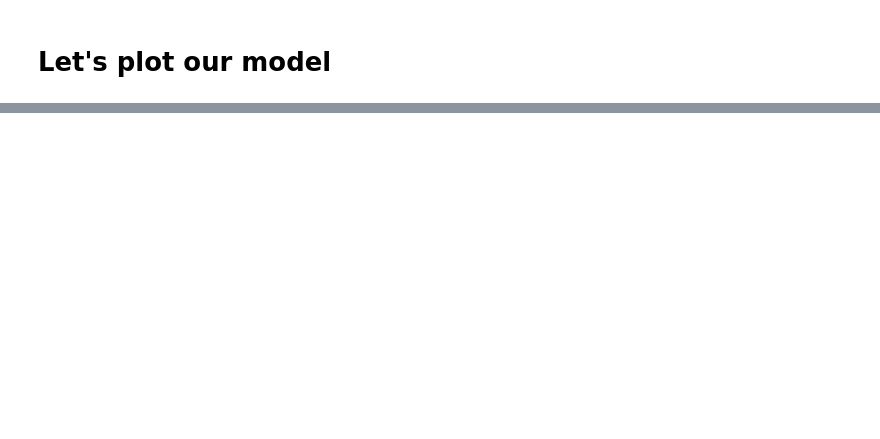
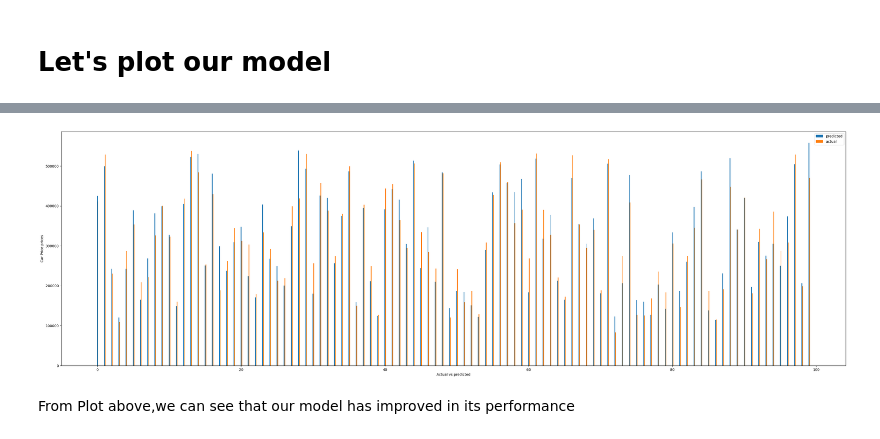
Before and after one commit to ugbana1/Predicting-Used-Car-Prices, a Jupyter notebook: Predicting_Used_Car.ipynb, the cells around one changed output, grey strips where cells are left out. Cells and saved outputs as stored; diff of their text form; code cells hidden in the pictures; blank space fills up the shorter version.

```diff
--- a/Predicting_Used_Car.ipynb
+++ b/Predicting_Used_Car.ipynb
@@ -251,0 +305,3 @@ model.evaluate(X,y)
+# %%
+y_true=list(y_test[:,0].numpy())
+print(y_true)
@@ -251,0 +310,3 @@ model.evaluate(X,y)
+# %%
+y_pred=list(model.predict(X_test)[:,0])
+print(y_pred)
@@ -251,0 +316,14 @@ model.evaluate(X,y)
+# %%
+ind=np.arange(100)
+plt.figure(figsize=(40,12))
+width=0.1
+plt.bar(ind,y_pred,width,label="predicted_car_price")
+plt.bar(ind+width,y_true,width,label="Actual Car Price")
+plt.xlabel('Actual vs predicted')
+plt.ylabel("Car Price prices")
+plt.legend(['predicted','actual'])
+plt.show()
+# %% [output]
+[figure, added]
+# %% [markdown]
+From Plot above,we can see that our model has improved in its performance
```
Also changed, not shown: parts of 28 cells of this notebook.
